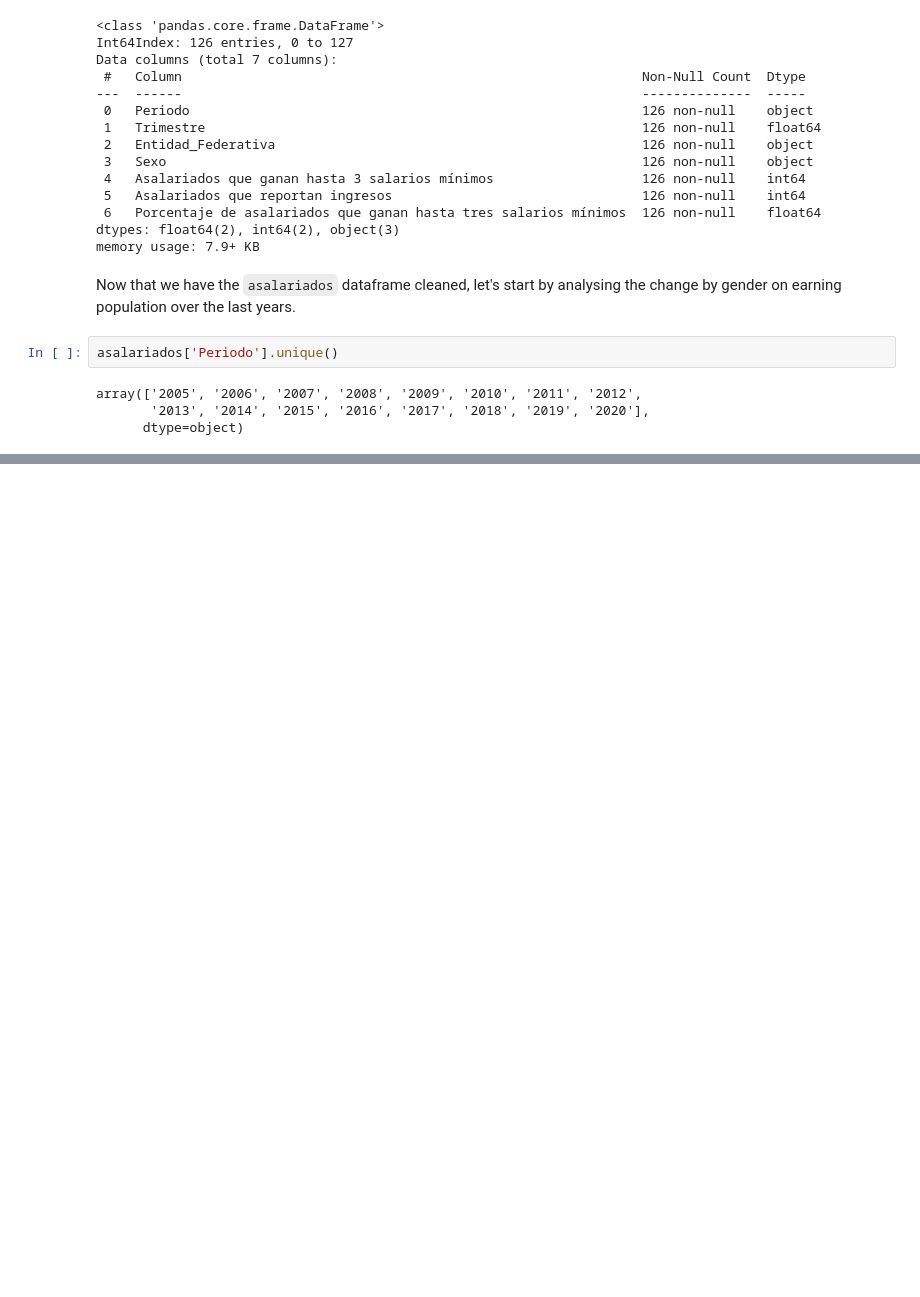
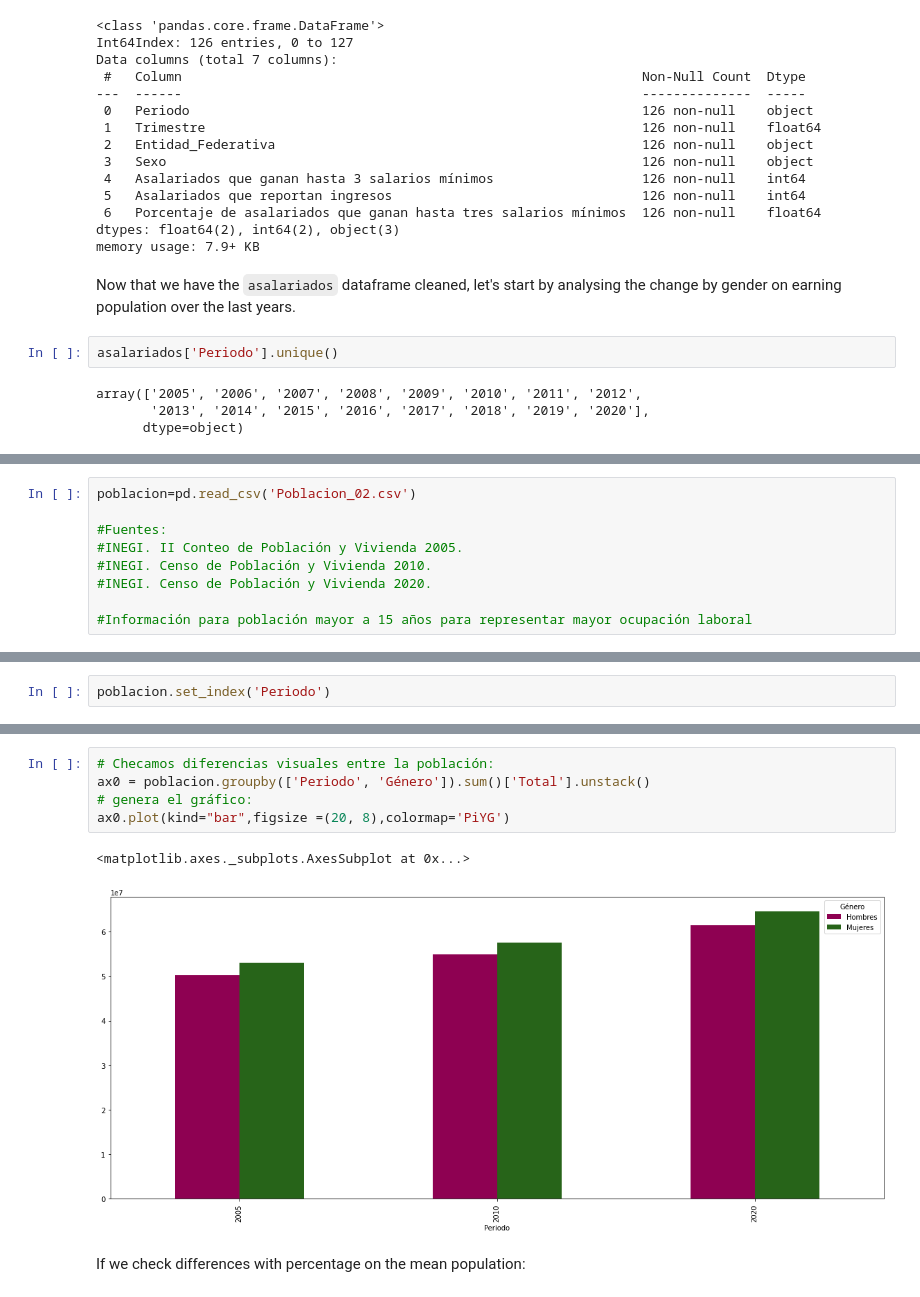
Before and after one commit to wer1ix/glassCeiling, a Jupyter notebook: Documentation/SalaryGrowth_GenderPerYear.ipynb, the cells around one changed output, grey strips where cells are left out. Drawn from its saved outputs; the diff is of its cells as text; blank space fills up the shorter version.

```diff
--- a/Documentation/SalaryGrowth_GenderPerYear.ipynb
+++ b/Documentation/SalaryGrowth_GenderPerYear.ipynb
@@ -106,0 +113,9 @@ array(['2005', '2006', '2007', '2008', '2009', '2010', '2011', '2012',
+# %%
+poblacion=pd.read_csv('Poblacion_02.csv')
+
+#Fuentes:
+#INEGI. II Conteo de Población y Vivienda 2005.
+#INEGI. Censo de Población y Vivienda 2010.
+#INEGI. Censo de Población y Vivienda 2020.
+
+#Información para población mayor a 15 años para representar mayor ocupación laboral
@@ -106,0 +132,2 @@ array(['2005', '2006', '2007', '2008', '2009', '2010', '2011', '2012',
+# %%
+poblacion.set_index('Periodo')
@@ -106,0 +143,10 @@ array(['2005', '2006', '2007', '2008', '2009', '2010', '2011', '2012',
+# %%
+# Checamos diferencias visuales entre la población:
+ax0 = poblacion.groupby(['Periodo', 'Género']).sum()['Total'].unstack()
+# genera el gráfico:
+ax0.plot(kind="bar",figsize =(20, 8),colormap='PiYG')
+# %% [output]
+<matplotlib.axes._subplots.AxesSubplot at 0x...>
+[figure, added]
+# %% [markdown]
+If we check differences with percentage on the mean population:
```
Also changed, not shown: parts of 58 cells of this notebook, 3 other files.
